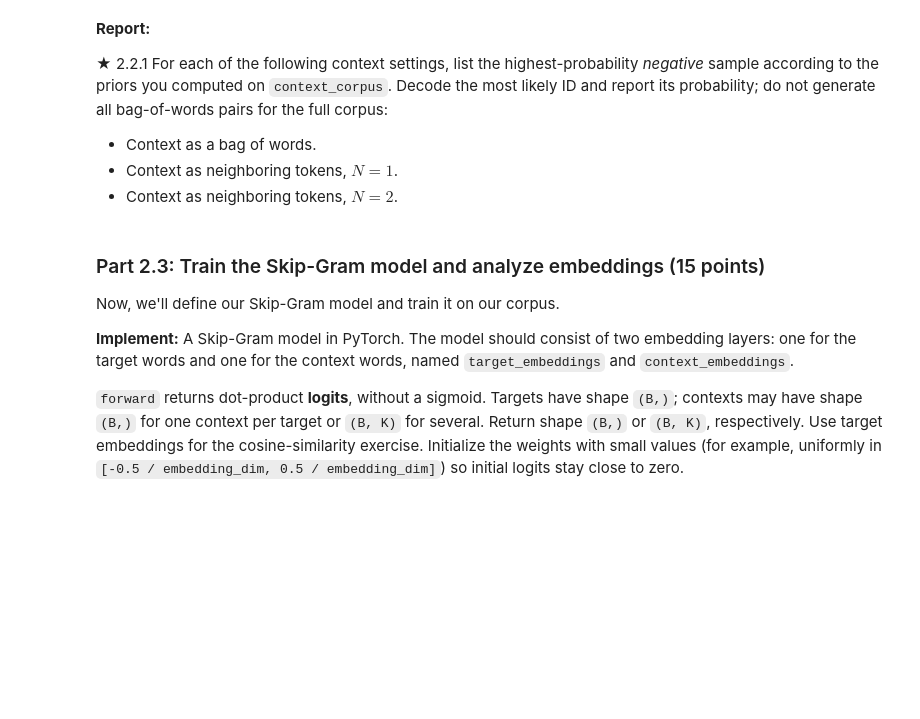
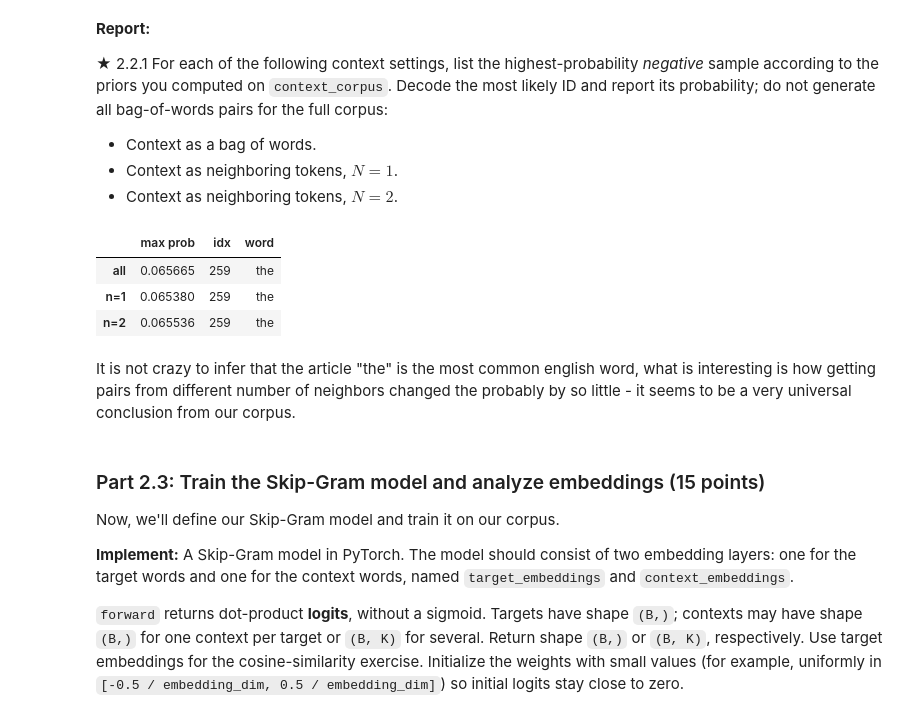
Before and after one commit to keace888/eecs183-283A-26fall-hw2, a Jupyter notebook: hw2.ipynb, the cells around one changed output. Saved outputs shown, nothing was run; the diff lists cells and outputs as text; code cells hidden in the pictures; blank space fills up the shorter version.

```diff
--- a/hw2.ipynb
+++ b/hw2.ipynb
@@ -612,0 +611,33 @@ tensor([[1, 1, 3, 1],
+# %%
+context_n1 = get_neighbor_context(context_corpus, 1)
+vocab_len = en_tokenizer.get_vocab_size()
+context_n1_dist = get_context_distribution(context_n1, vocab_len)
+n1_max = max(context_n1_dist)
+n1_max_idx = context_n1_dist.index(n1_max)
+print(n1_max, n1_max_idx, en_tokenizer.decode([n1_max_idx]))
+
+context_n2 = get_neighbor_context(context_corpus, 2)
+context_n2_dist = get_context_distribution(context_n2, vocab_len)
+n2_max = max(context_n2_dist)
+n2_max_idx = context_n2_dist.index(n2_max)
+print(n2_max, n2_max_idx, en_tokenizer.decode([n2_max_idx]))
+
+counts = [0] * vocab_len
+total = 0
+for seq in context_corpus:
+    m = len(seq)
+    for token in seq:
+        counts[token] += m - 1
+    total += m * (m - 1)
+
+counts = [0] * vocab_len
+total = 0
+for seq in context_corpus:
+    m = len(seq)
+    for token in seq:
+        counts[token] += m - 1
+    total += m * (m - 1)
+
+bow_dist = []
+for c in counts:
+    bow_dist.append(c / total)
@@ -612,0 +647,4 @@ tensor([[1, 1, 3, 1],
+# %%
+all_n_max = max(bow_dist)
+all_n_max_idx = bow_dist.index(all_n_max)
+print(all_n_max, all_n_max_idx, en_tokenizer.decode([all_n_max_idx]))
@@ -617,6 +657,18 @@ tensor([[1, 1, 3, 1],
 - Context as a bag of words.
 - Context as neighboring tokens, $N=1$.
 - Context as neighboring tokens, $N=2$.
+# %%
+report = pd.DataFrame([all_n_max, n1_max, n2_max], columns=['max prob'], index = ['all', 'n=1', 'n=2'])
+report['idx'] = [all_n_max_idx, n1_max_idx, n2_max_idx]
+report['word'] = [en_tokenizer.decode([all_n_max_idx]), en_tokenizer.decode([n1_max_idx]), en_tokenizer.decode([n2_max_idx])]
+report
+# %% [output]
+|  | max prob | idx | word |
+| all | 0.065665 | 259 | the |
+| n=1 | 0.065380 | 259 | the |
+| n=2 | 0.065536 | 259 | the |
+# %% [markdown]
+It is not crazy to infer that the article "the" is the most common english word, what is interesting is how getting pairs from different number of neighbors changed the probably by so little - it seems to be a very universal conclusion from our corpus.
 # %% [markdown]
 ### Part 2.3: Train the Skip-Gram model and analyze embeddings (15 points)
 
```
Also changed, not shown: parts of 10 cells of this notebook.
